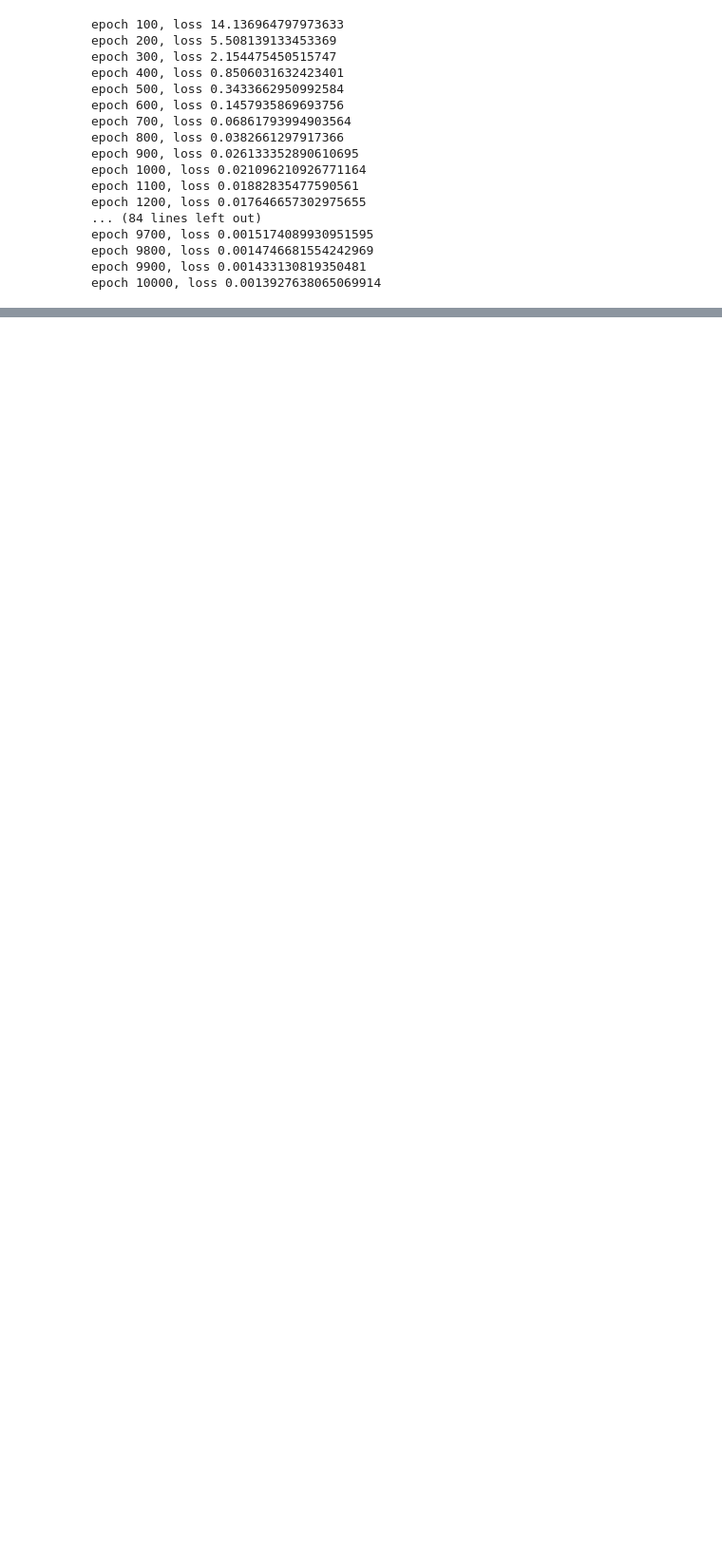
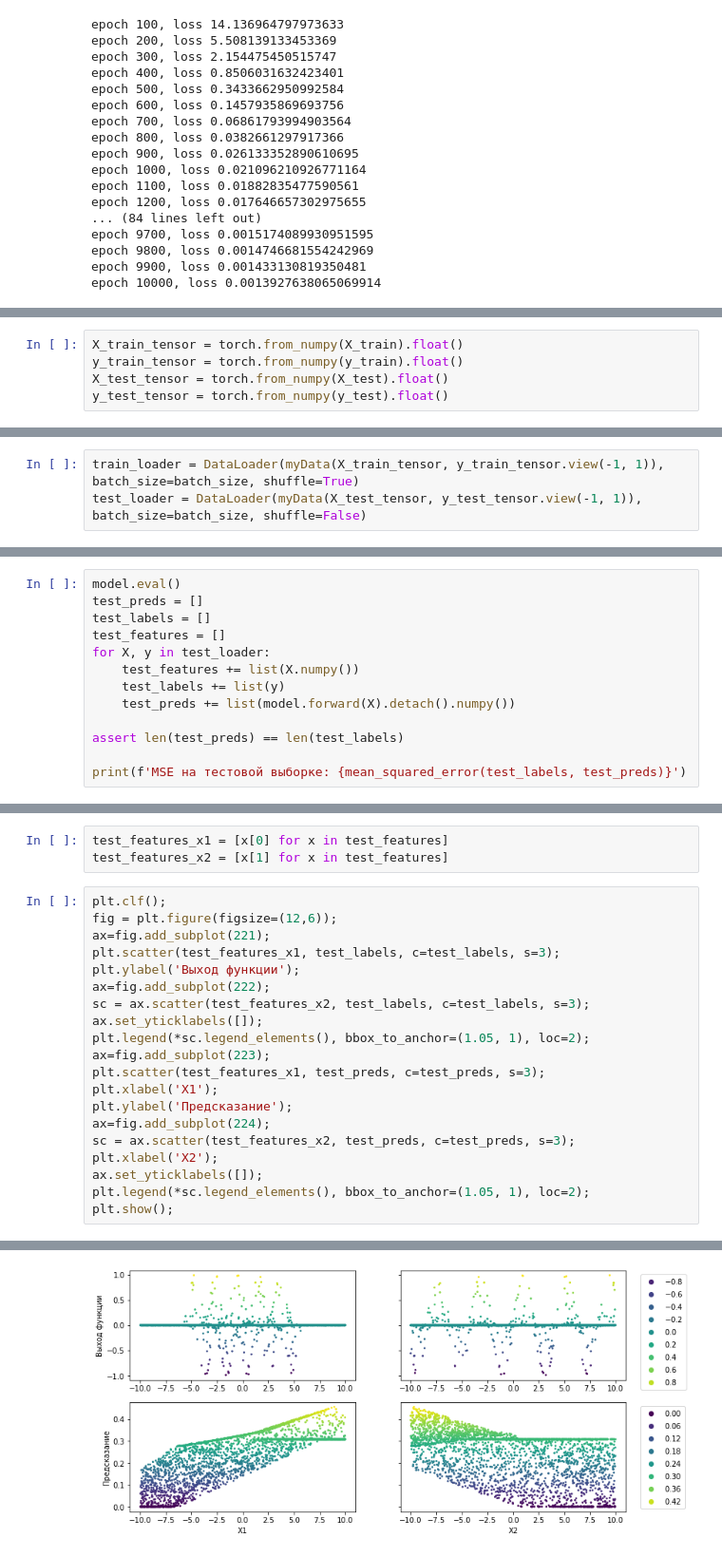
Before and after one commit to vokashlob/OTUS, a Jupyter notebook: OTUS_torch_practice_homework.ipynb, the cells around one changed output, grey strips where cells are left out. Shown at 95% size. Cells and saved outputs as stored; diff of their text form; blank space fills up the shorter version.

```diff
--- a/OTUS_torch_practice_homework.ipynb
+++ b/OTUS_torch_practice_homework.ipynb
@@ -129,0 +167,5 @@ epoch 10000, loss 0.0013927638065069914
+# %%
+X_train_tensor = torch.from_numpy(X_train).float()
+y_train_tensor = torch.from_numpy(y_train).float()
+X_test_tensor = torch.from_numpy(X_test).float()
+y_test_tensor = torch.from_numpy(y_test).float()
@@ -129,0 +198,3 @@ epoch 10000, loss 0.0013927638065069914
+# %%
+train_loader = DataLoader(myData(X_train_tensor, y_train_tensor.view(-1, 1)), batch_size=batch_size, shuffle=True)
+test_loader = DataLoader(myData(X_test_tensor, y_test_tensor.view(-1, 1)), batch_size=batch_size, shuffle=False)
@@ -129,0 +237,13 @@ epoch 10000, loss 0.0013927638065069914
+# %%
+model.eval()
+test_preds = []
+test_labels = []
+test_features = []
+for X, y in test_loader:
+    test_features += list(X.numpy())
+    test_labels += list(y)
+    test_preds += list(model.forward(X).detach().numpy())
+
+assert len(test_preds) == len(test_labels)
+
+print(f'MSE на тестовой выборке: {mean_squared_error(test_labels, test_preds)}')
@@ -129,0 +254,24 @@ epoch 10000, loss 0.0013927638065069914
+# %%
+test_features_x1 = [x[0] for x in test_features]
+test_features_x2 = [x[1] for x in test_features]
+# %%
+plt.clf();
+fig = plt.figure(figsize=(12,6));
+ax=fig.add_subplot(221);
+plt.scatter(test_features_x1, test_labels, c=test_labels, s=3);
+plt.ylabel('Выход функции');
+ax=fig.add_subplot(222);
+sc = ax.scatter(test_features_x2, test_labels, c=test_labels, s=3);
+ax.set_yticklabels([]);
+plt.legend(*sc.legend_elements(), bbox_to_anchor=(1.05, 1), loc=2);
+ax=fig.add_subplot(223);
+plt.scatter(test_features_x1, test_preds, c=test_preds, s=3);
+plt.xlabel('X1');
+plt.ylabel('Предсказание');
+ax=fig.add_subplot(224);
+sc = ax.scatter(test_features_x2, test_preds, c=test_preds, s=3);
+plt.xlabel('X2');
+ax.set_yticklabels([]);
+plt.legend(*sc.legend_elements(), bbox_to_anchor=(1.05, 1), loc=2);
+plt.show();
+# %% [output]
@@ -129,0 +279 @@ epoch 10000, loss 0.0013927638065069914
+[figure, added]
```
Also changed, not shown: parts of 27 cells of this notebook.
